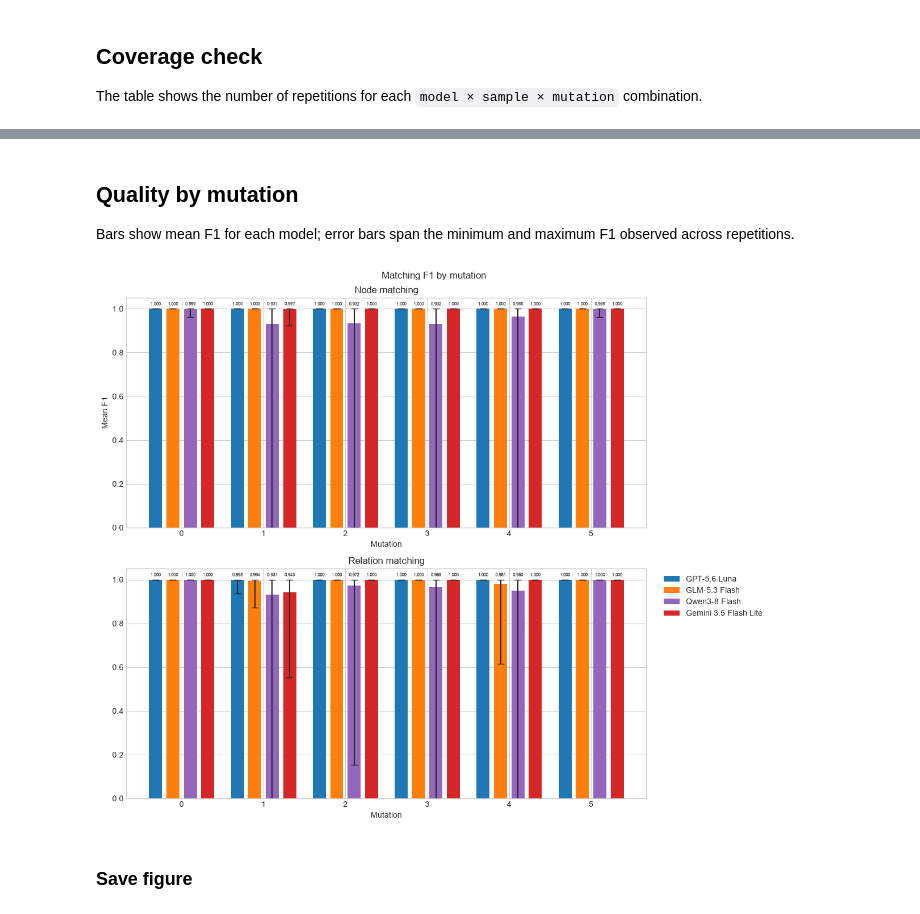
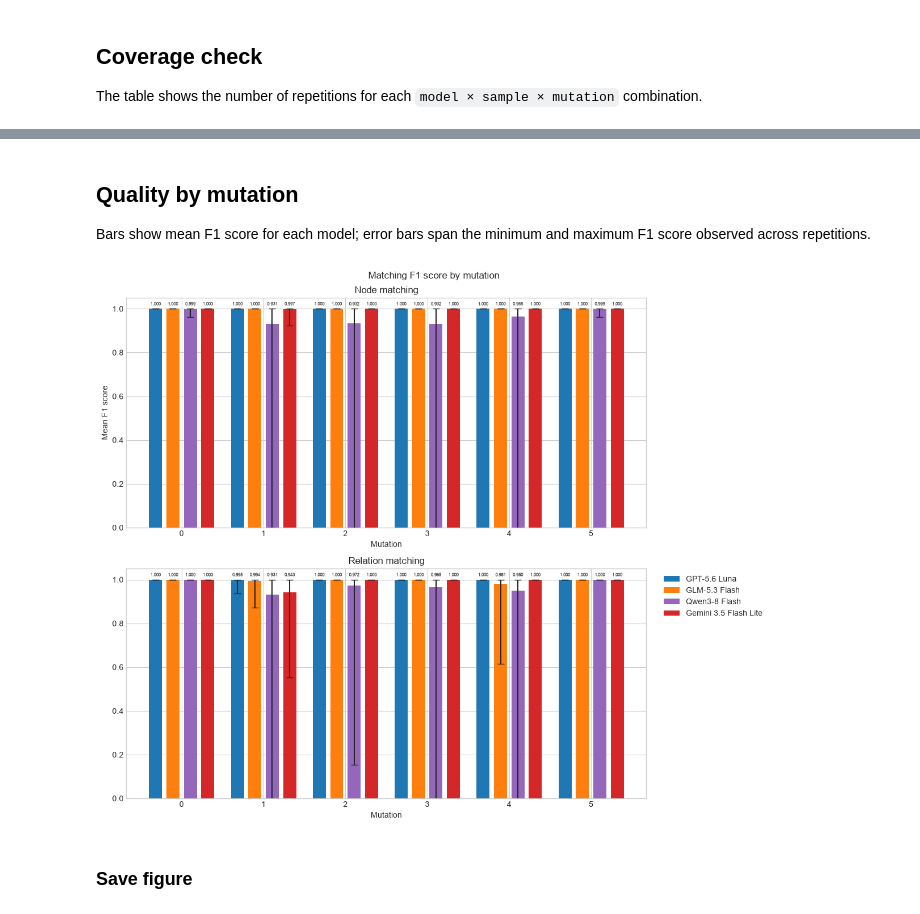
Before and after one commit to turqcacke/llm-uml-ucd-evaluator, a Jupyter notebook: eval/notebooks/01_matching_analysis.ipynb, the cells around one changed output, grey strips where cells are left out. Cells and saved outputs as stored; diff of their text form; code cells hidden in the pictures.

```diff
--- a/eval/notebooks/01_matching_analysis.ipynb
+++ b/eval/notebooks/01_matching_analysis.ipynb
@@ -129,15 +129,15 @@ for component in ("nodes", "relations"):
     fn = df[f"{component}_fn"]
     precision_denominator = tp + fp
     recall_denominator = tp + fn
-    f1_denominator = 2 * tp + fp + fn
+    f1_score_denominator = 2 * tp + fp + fn
     df[f"{component}_precision"] = tp / precision_denominator.where(
         precision_denominator.ne(0)
     )
     df[f"{component}_recall"] = tp / recall_denominator.where(
         recall_denominator.ne(0)
     )
-    df[f"{component}_f1"] = 2 * tp / f1_denominator.where(
-        f1_denominator.ne(0)
+    df[f"{component}_f1_score"] = 2 * tp / f1_score_denominator.where(
+        f1_score_denominator.ne(0)
     )
 
 df.head()
@@ -205,16 +205,16 @@ display(
 # %% [markdown]
 ## Quality by mutation
 
-Bars show mean F1 for each model; error bars span the minimum and maximum F1 observed across repetitions.
+Bars show mean F1 score for each model; error bars span the minimum and maximum F1 score observed across repetitions.
 # %%
-f1_by_mutation = df.groupby(["model", "mutation"], sort=False)[
-    ["nodes_f1", "relations_f1"]
+f1_score_by_mutation = df.groupby(["model", "mutation"], sort=False)[
+    ["nodes_f1_score", "relations_f1_score"]
 ].agg(
     ["mean", "min", "max"]
 )
-f1_means = f1_by_mutation.xs("mean", axis=1, level=1)
-f1_mins = f1_by_mutation.xs("min", axis=1, level=1)
-f1_maxs = f1_by_mutation.xs("max", axis=1, level=1)
+f1_score_means = f1_score_by_mutation.xs("mean", axis=1, level=1)
+f1_score_mins = f1_score_by_mutation.xs("min", axis=1, level=1)
+f1_score_maxs = f1_score_by_mutation.xs("max", axis=1, level=1)
 ylim = (0, 1.05)
 
 fig, axes = plt.subplots(2, 1, figsize=(12, 10), sharey=True)
@@ -223,17 +223,17 @@ for ax, component, title in (
     (axes[1], "relations", "Relation matching"),
 ):
     means = (
-        f1_means[f"{component}_f1"]
+        f1_score_means[f"{component}_f1_score"]
         .unstack("model")
         .reindex(columns=EXPERIMENTS.values())
     )
     minimums = (
-        f1_mins[f"{component}_f1"]
+        f1_score_mins[f"{component}_f1_score"]
         .unstack("model")
         .reindex(columns=EXPERIMENTS.values())
     )
     maximums = (
-        f1_maxs[f"{component}_f1"]
+        f1_score_maxs[f"{component}_f1_score"]
         .unstack("model")
         .reindex(columns=EXPERIMENTS.values())
     )
@@ -244,36 +244,36 @@ for ax, component, title in (
         ]
         for model in means
     }
     means.plot.bar(
         ax=ax,
         yerr=errors,
         capsize=4,
         rot=0,
         width=0.85,
         color=[MODEL_COLORS[model] for model in means],
     )
     for container in ax.containers:
         if not hasattr(container, "datavalues"):
             continue
         for bar in container:
             original_width = bar.get_width()
             bar.set_width(original_width * 0.75)
             bar.set_x(bar.get_x() + original_width * 0.125)
         ax.bar_label(
             container,
             labels=[f"{value:.3f}" for value in container.datavalues],
             padding=3,
             fontsize=6,
         )
     ax.set(title=title, xlabel="Mutation", ylim=ylim)
-axes[0].set_ylabel("Mean F1")
+axes[0].set_ylabel("Mean F1 score")
 axes[0].get_legend().remove()
 axes[1].legend(bbox_to_anchor=(1.02, 1), loc="upper left")
-fig.suptitle("Matching F1 by mutation")
+fig.suptitle("Matching F1 score by mutation")
 fig.tight_layout()
 plt.show()
 # %% [output]
-[figure, old version]
+[figure, new version]
 # %% [markdown]
 ### Save figure
 # %%
```
Also changed, not shown: parts of 5 cells of this notebook, 4 other files.
